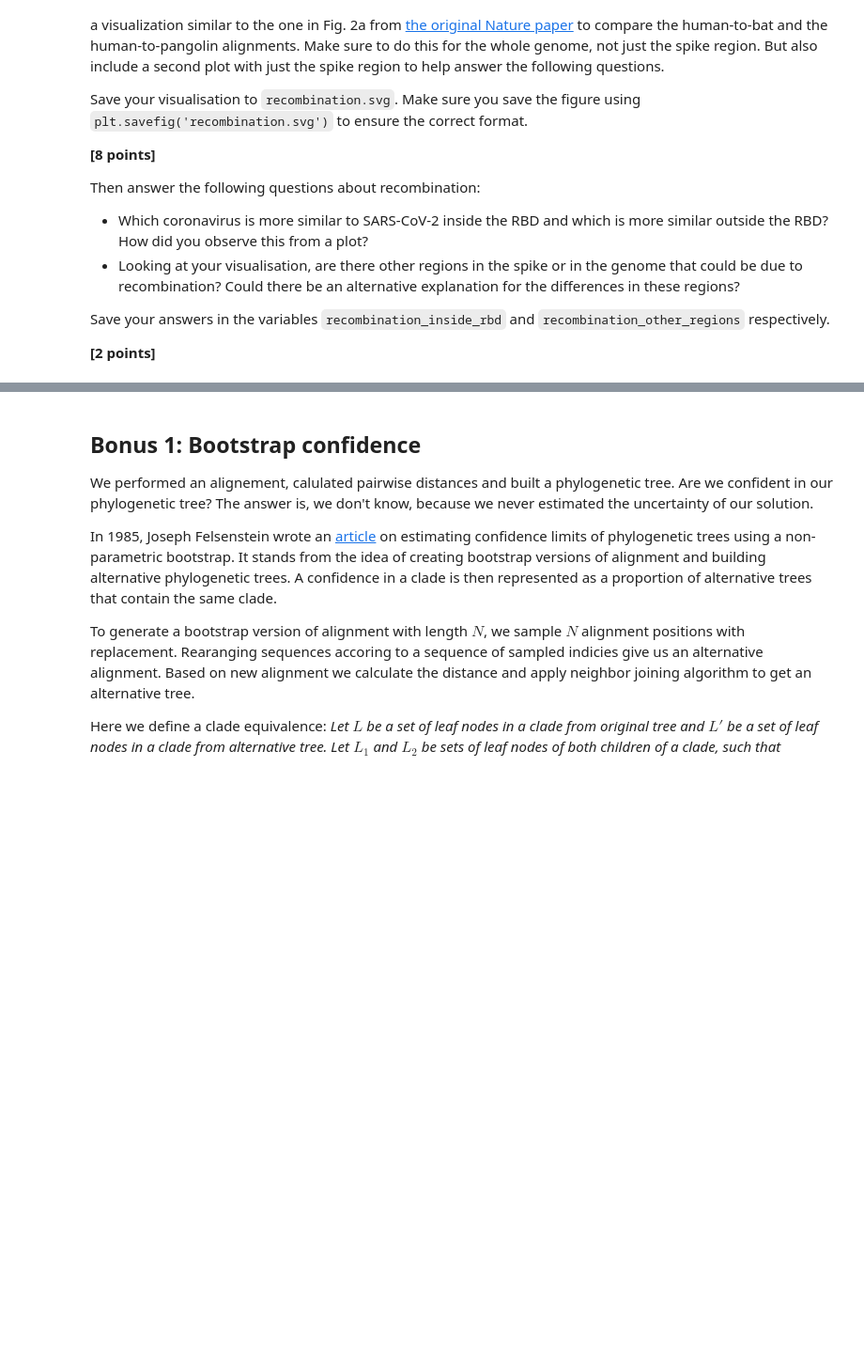
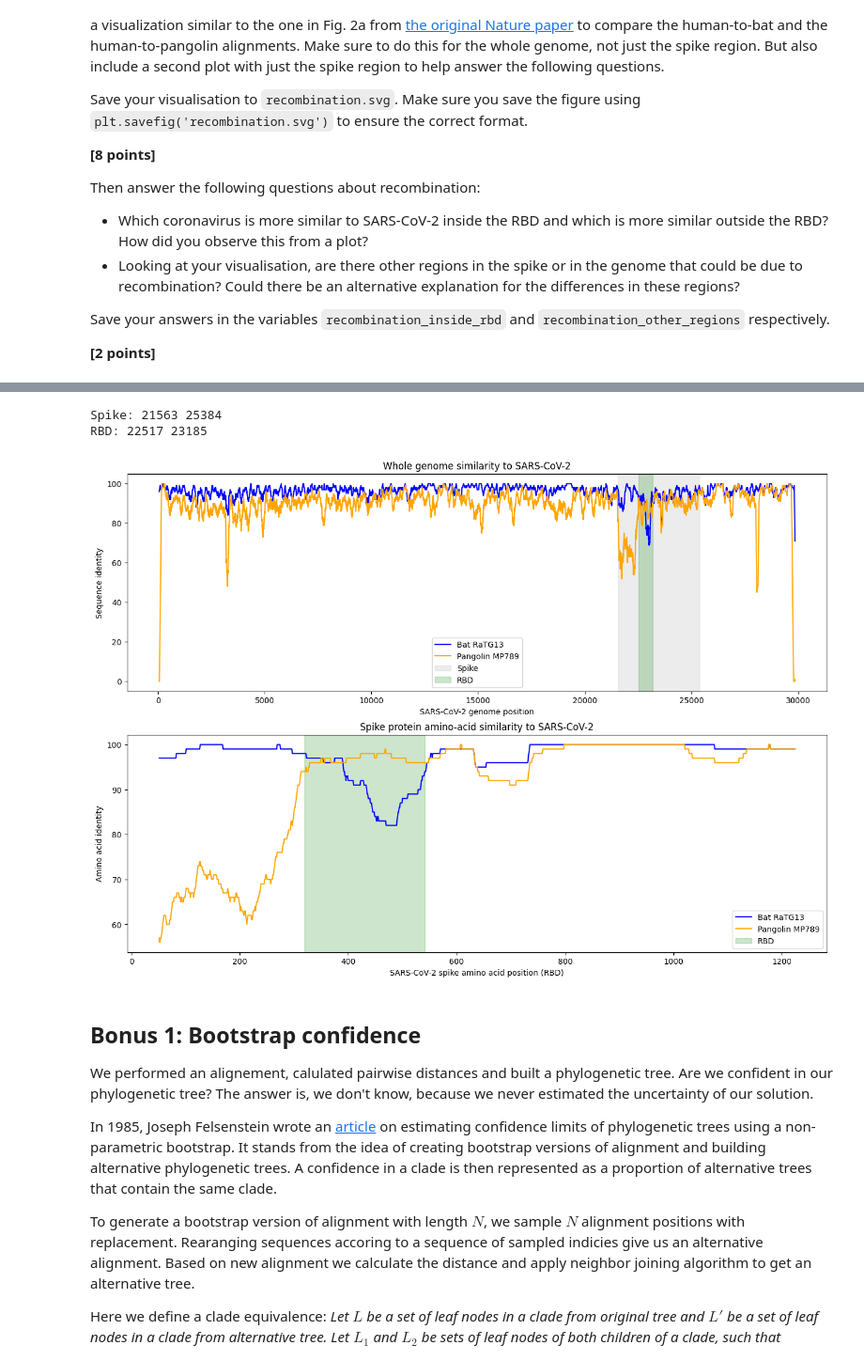
Before and after one commit to z5547586rhonda/assign_phylo, a Jupyter notebook: phylo_workbook.ipynb, the cells around one changed output, grey strips where cells are left out. Shown at 94% size. Saved outputs shown, nothing was run; the diff lists cells and outputs as text; code cells hidden in the pictures; blank space fills up the shorter version.

```diff
--- a/phylo_workbook.ipynb
+++ b/phylo_workbook.ipynb
@@ -707,0 +834,15 @@ Looking at your visualisation, are there other regions in the genome (or still i
+# %%
+# align the genome
+human_genome = str(genomes["Human-SARS-CoV-2"].seq)
+bat_genome = str(genomes["Bat-CoV RaTG13"].seq)
+pangolin_genome = str(genomes["Pangolin-CoV MP789"].seq)
+
+aligner = PairwiseAligner()
+aligner.mode = "global"
+aligner.match_score = 1
+aligner.mismatch_score = -1
+aligner.open_gap_score = -5
+aligner.extend_gap_score = -1
+
+genome_bat_alignment = aligner.align(human_genome, bat_genome)[0]
+genome_pangolin_alignment = aligner.align(human_genome, pangolin_genome)[0]
@@ -707,0 +874,58 @@ Looking at your visualisation, are there other regions in the genome (or still i
+# %%
+# finding spike protein and RBD coordinates
+human_record = genomes["Human-SARS-CoV-2"]
+spike_start = None
+spike_end = None
+
+for feature in human_record.features:
+    if feature.type == "CDS":
+        product = feature.qualifiers.get("product", [""])[0].lower()
+
+        if "spike" in product or "surface glycoprotein" in product:
+            spike_start = int(feature.location.start) + 1
+            spike_end = int(feature.location.end)
+            break
+
+print("Spike:", spike_start, spike_end)
+
+rbd_start_aa = 319
+rbd_end_aa = 541
+
+# convert aa to nucleotide positions
+rbd_start_nt = spike_start + (rbd_start_aa - 1) * 3
+rbd_end_nt = spike_start + rbd_end_aa * 3 - 1
+print("RBD:", rbd_start_nt, rbd_end_nt)
+# %% [output]
+Spike: 21563 25384
+RBD: 22517 23185
+# %%
+# plotting the graph
+fig, axes = plt.subplots(2, 1, figsize=(16, 11))
+
+# whole genome
+axes[0].plot(genome_bat_x, genome_bat_y, label="Bat RaTG13", color="blue")
+axes[0].plot(genome_pangolin_x, genome_pangolin_y, label="Pangolin MP789", color="orange")
+
+axes[0].axvspan(spike_start, spike_end, color="gray", alpha=0.15, label="Spike")
+axes[0].axvspan(rbd_start_nt, rbd_end_nt, color="green", alpha=0.2, label="RBD")
+
+axes[0].set_title("Whole genome similarity to SARS-CoV-2")
+axes[0].set_xlabel("SARS-CoV-2 genome position")
+axes[0].set_ylabel("Sequence identity")
+axes[0].legend()
+
+# spike protein
+axes[1].plot(spike_bat_x, spike_bat_y, label="Bat RaTG13", color="blue")
+axes[1].plot(spike_pangolin_x, spike_pangolin_y, label="Pangolin MP789", color="orange")
+
+axes[1].axvspan(rbd_start_aa, rbd_end_aa, color="green", alpha=0.2, label="RBD")
+
+axes[1].set_title("Spike protein amino-acid similarity to SARS-CoV-2")
+axes[1].set_xlabel("SARS-CoV-2 spike amino acid position (RBD)")
+axes[1].set_ylabel("Amino acid identity")
+axes[1].legend()
+
+plt.savefig('recombination.svg')
+plt.show()
+# %% [output]
+[figure, added]
```
Also changed, not shown: parts of 8 cells of this notebook.
